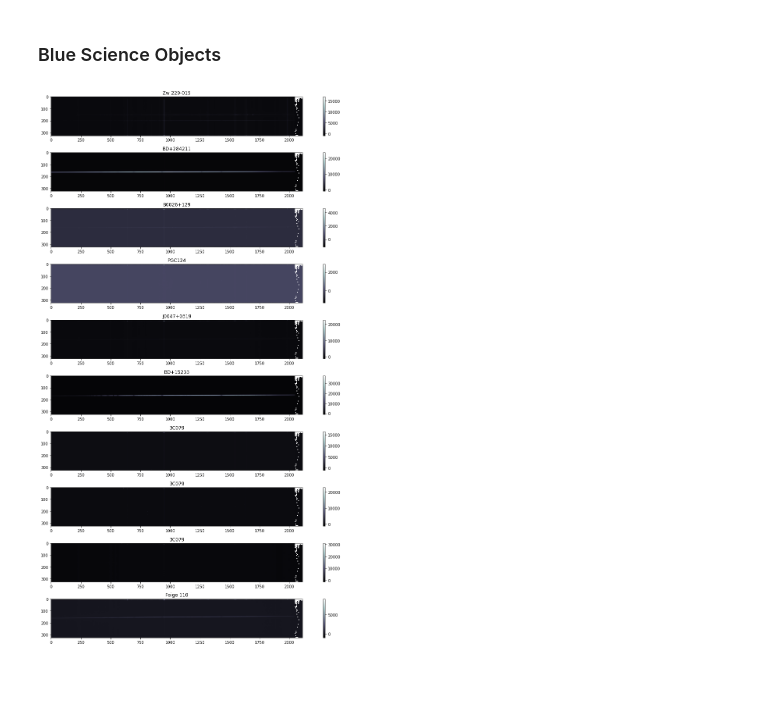
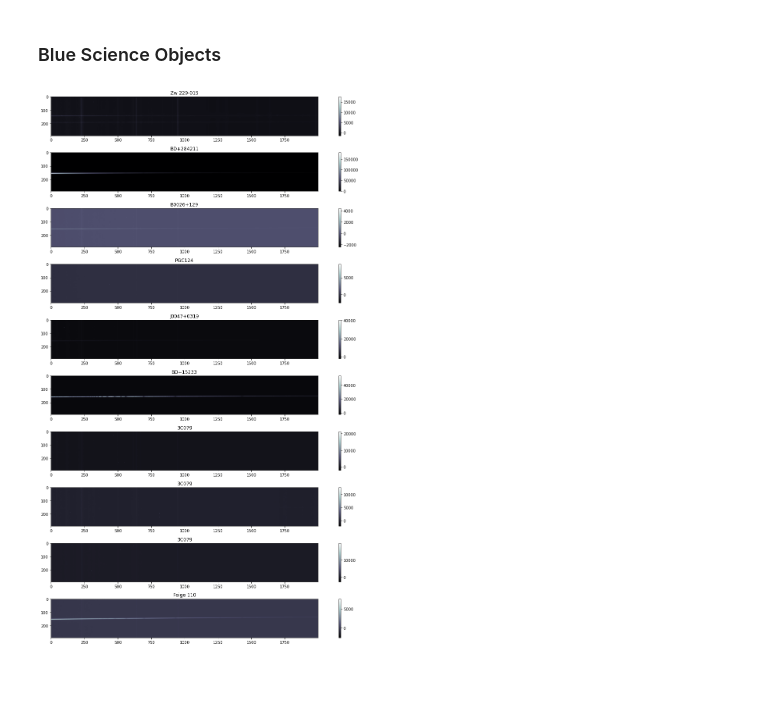
Before and after one commit to Pl4to42/PHYS-164-Lab-2, a Jupyter notebook: lab2_spectral_reduction.ipynb, the cells around one changed output. Drawn from its saved outputs; the diff is of its cells as text; code cells hidden in the pictures.

```diff
--- a/lab2_spectral_reduction.ipynb
+++ b/lab2_spectral_reduction.ipynb
@@ -50,7 +54,7 @@ b_domedata = [fits.getdata(i) for i in b_domefiles]
 b_masterdome = special_median(b_domedata)# shape (312,2112)
 
 # bias subtracting and normalizing the dome flat
-b_norm_flat = (b_masterdome - b_masterbias) / special_median(b_masterdome - b_masterbias)
+b_norm_flat = (b_masterdome - b_masterbias) / median((b_masterdome - b_masterbias).flatten())
 # %%
 # good news : this basically looks the same as the individual dome flats... source trust me bro
 fig, ax = plt.subplots(1,2,figsize=(15,5))
@@ -132,7 +136,7 @@ r_domedata = [fits.getdata(i) for i in r_domefiles]
 r_masterdome = special_median(r_domedata)  # shape (250,1232)
 
 # bias subtracting and normalizing the dome flat
-r_norm_flat = (r_masterdome - r_masterbias) / special_median(r_masterdome - r_masterbias)
+r_norm_flat = (r_masterdome - r_masterbias) / median((r_masterdome - r_masterbias).flatten())
 # %%
 # plotting the dome flats
 fig, ax = plt.subplots(1,2,figsize=(15,5))
@@ -182,7 +186,7 @@ r_corrected_arc = [(r_arcdata[i] - r_masterbias) / r_norm_flat for i in range(le
 # plotting the bias subtracted and normalized arclamps
 fig, ax = plt.subplots(6,1,figsize=(15,15))
 for i in range(6):
-    temp = ax[i].imshow(r_corrected_arc[i], cmap='inferno')
+    temp = ax[i].imshow(r_corrected_arc[i][50:225,0:1200], cmap='inferno')
     ax[i].set_title(f'r{r_arc_arr[i]}.fits')
     colorbar = fig.colorbar(temp, ax=ax[i], orientation='vertical')
 
@@ -207,14 +211,14 @@ b_corrected_science = [ (b_sciencedata[i] - b_masterbias) / b_norm_flat for i in
 # %%
 # plot of corrected science objects
 fig, ax = plt.subplots(10,1, figsize=(15,20))
 
 for i in range(len(b_corrected_science)):
-    temp = ax[i].imshow(b_corrected_science[i], cmap='bone')
+    temp = ax[i].imshow(b_corrected_science[i][10:300,0:2000], cmap='bone')
     ax[i].set_title(b_sci_names[i])
     colorbar = fig.colorbar(temp, ax=ax[i], orientation='vertical')
     fig.tight_layout()
 # %% [output]
-[figure, old version]
+[figure, new version]
 # %% [markdown]
 #
 # %% [markdown]
```
Also changed, not shown: parts of 14 cells of this notebook.
